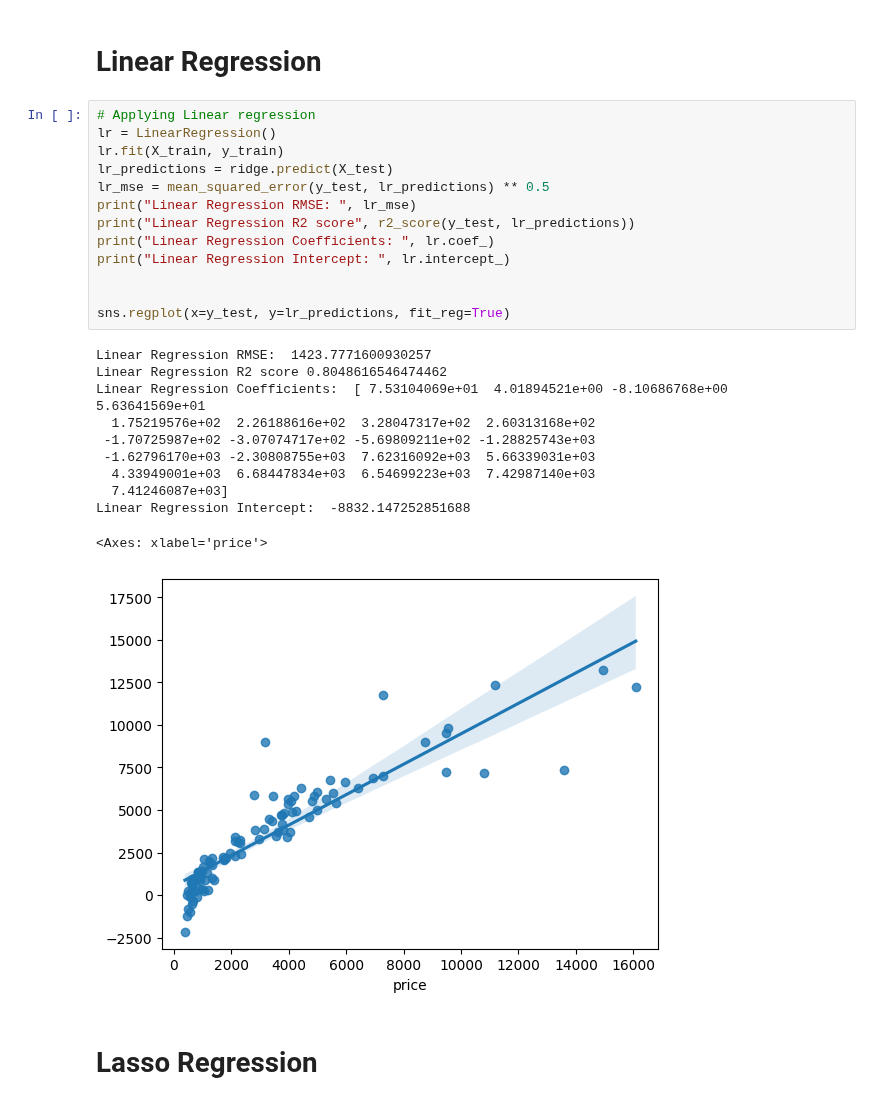
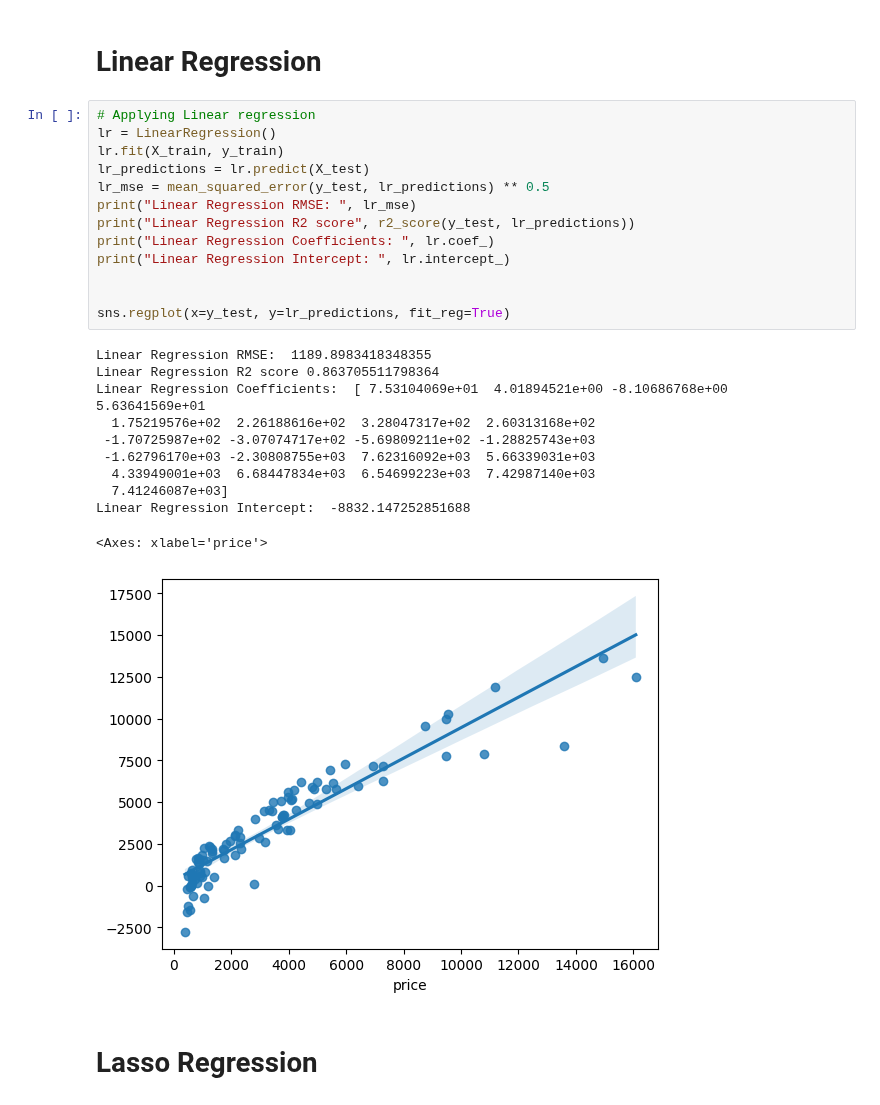
Before and after one commit to Harsh502s/ML-Assignments, a Jupyter notebook: ML-MF Pesentation/Presentation code.ipynb, the cells around one changed output. Saved outputs shown, nothing was run; the diff lists cells and outputs as text.

```diff
--- a/ML-MF Pesentation/Presentation code.ipynb
+++ b/ML-MF Pesentation/Presentation code.ipynb
@@ -84,28 +84,28 @@ X_train, X_test, y_train, y_test = train_test_split(
 # %%
 # Applying Linear regression
 lr = LinearRegression()
 lr.fit(X_train, y_train)
-lr_predictions = ridge.predict(X_test)
+lr_predictions = lr.predict(X_test)
 lr_mse = mean_squared_error(y_test, lr_predictions) ** 0.5
 print("Linear Regression RMSE: ", lr_mse)
 print("Linear Regression R2 score", r2_score(y_test, lr_predictions))
 print("Linear Regression Coefficients: ", lr.coef_)
 print("Linear Regression Intercept: ", lr.intercept_)
 
 
 sns.regplot(x=y_test, y=lr_predictions, fit_reg=True)
 # %% [output]
-Linear Regression RMSE:  1423.7771600930257
-Linear Regression R2 score 0.8048616546474462
+Linear Regression RMSE:  1189.8983418348355
+Linear Regression R2 score 0.863705511798364
 Linear Regression Coefficients:  [ 7.53104069e+01  4.01894521e+00 -8.10686768e+00  5.63641569e+01
   1.75219576e+02  2.26188616e+02  3.28047317e+02  2.60313168e+02
  -1.70725987e+02 -3.07074717e+02 -5.69809211e+02 -1.28825743e+03
  -1.62796170e+03 -2.30808755e+03  7.62316092e+03  5.66339031e+03
   4.33949001e+03  6.68447834e+03  6.54699223e+03  7.42987140e+03
   7.41246087e+03]
 Linear Regression Intercept:  -8832.147252851688
 <Axes: xlabel='price'>
-[figure, old version]
+[figure, new version]
 # %% [markdown]
 # Lasso Regression
 # %%
```
Also changed, not shown: parts of 1 cell of this notebook.
